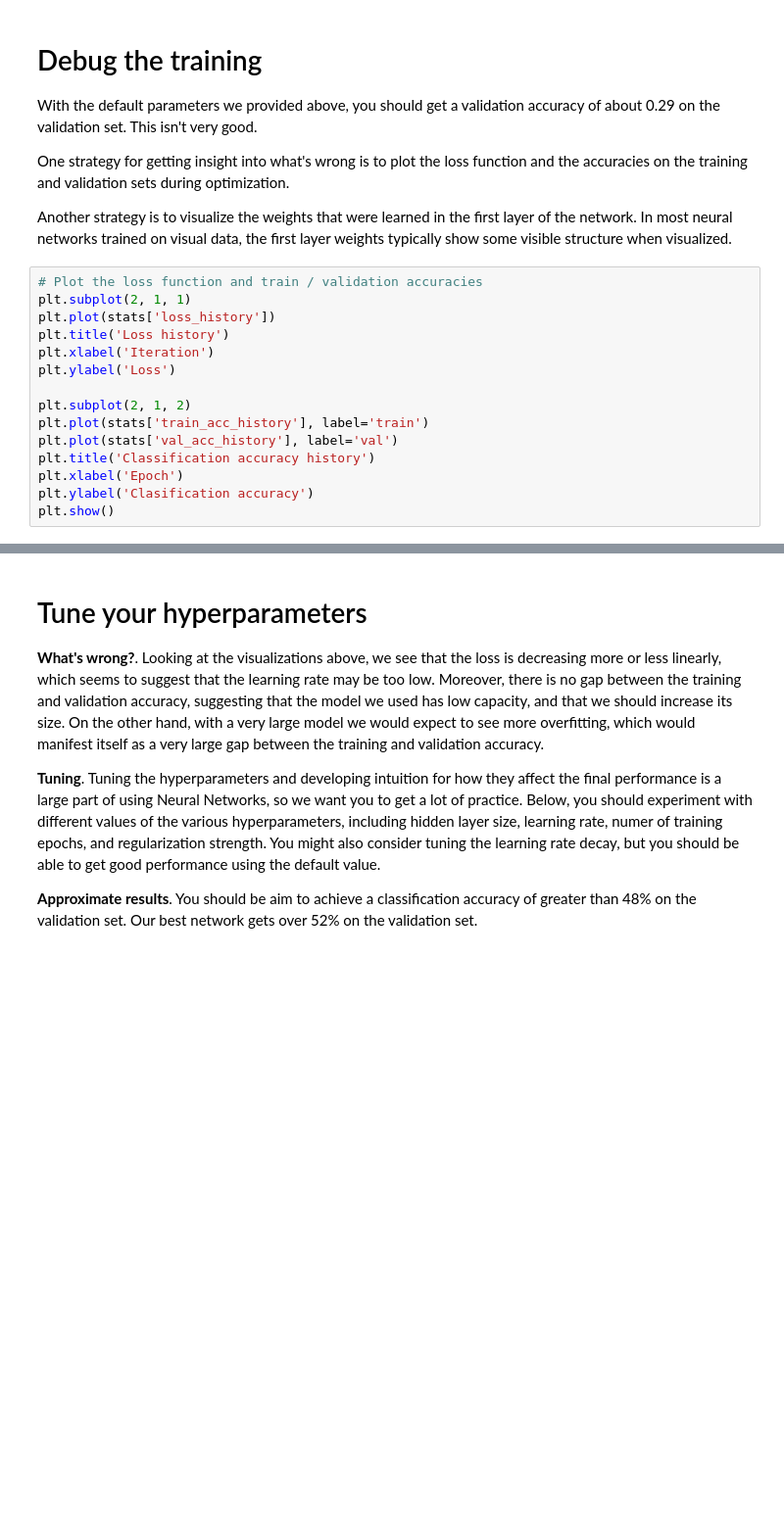
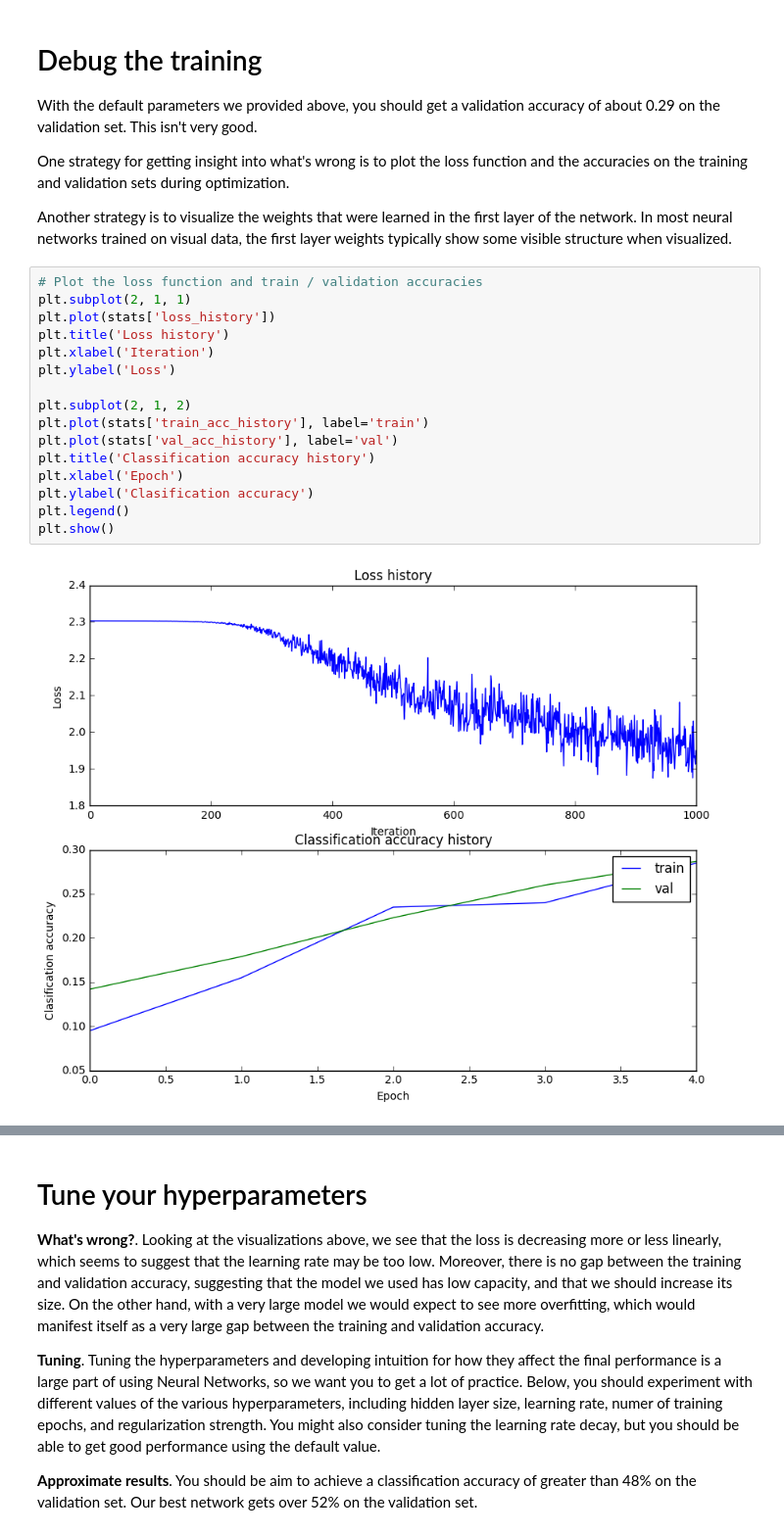
Before and after one commit to SayreBlades/cs231n, a Jupyter notebook: assignment1/two_layer_net.ipynb, the cells around one changed output, grey strips where cells are left out. Shown at 98% size. Saved outputs shown, nothing was run; the diff lists cells and outputs as text; blank space fills up the shorter version.

```diff
--- a/assignment1/two_layer_net.ipynb
+++ b/assignment1/two_layer_net.ipynb
@@ -225,18 +241,21 @@ Another strategy is to visualize the weights that were learned in the first laye
 # %%
 # Plot the loss function and train / validation accuracies
 plt.subplot(2, 1, 1)
 plt.plot(stats['loss_history'])
 plt.title('Loss history')
 plt.xlabel('Iteration')
 plt.ylabel('Loss')
 
 plt.subplot(2, 1, 2)
 plt.plot(stats['train_acc_history'], label='train')
 plt.plot(stats['val_acc_history'], label='val')
 plt.title('Classification accuracy history')
 plt.xlabel('Epoch')
 plt.ylabel('Clasification accuracy')
+plt.legend()
 plt.show()
+# %% [output]
+[figure, added]
 # %%
 from cs231n.vis_utils import visualize_grid
 
```
Also changed, not shown: parts of 7 cells of this notebook, 2 other files.
